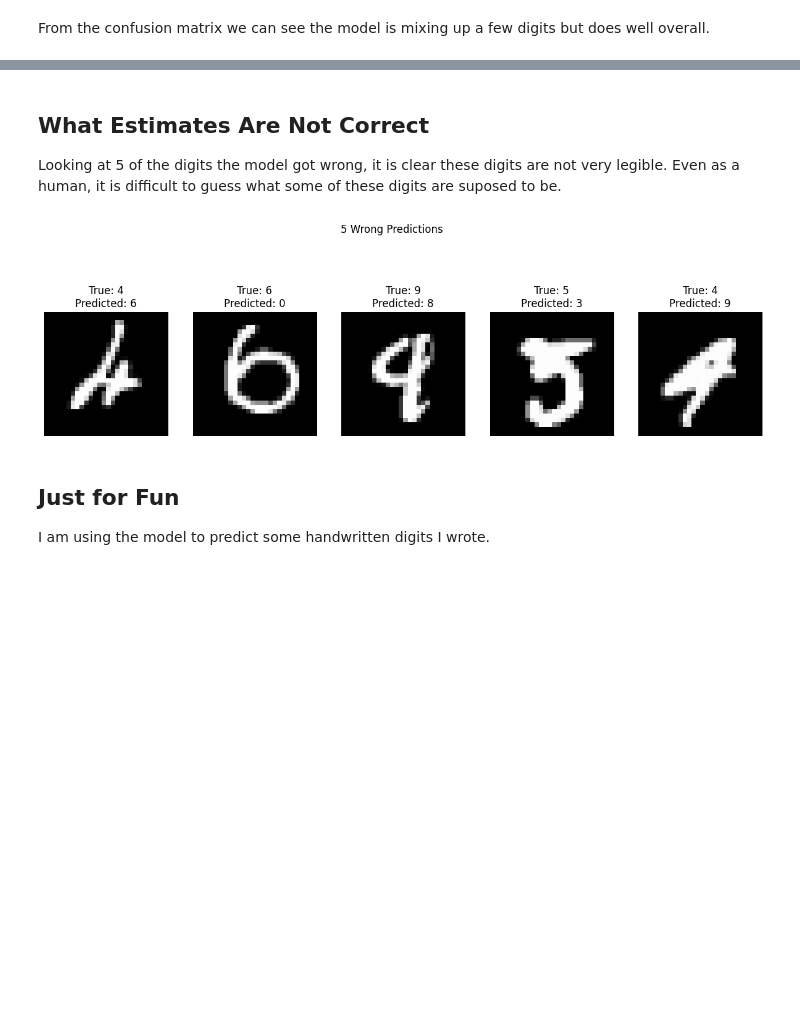
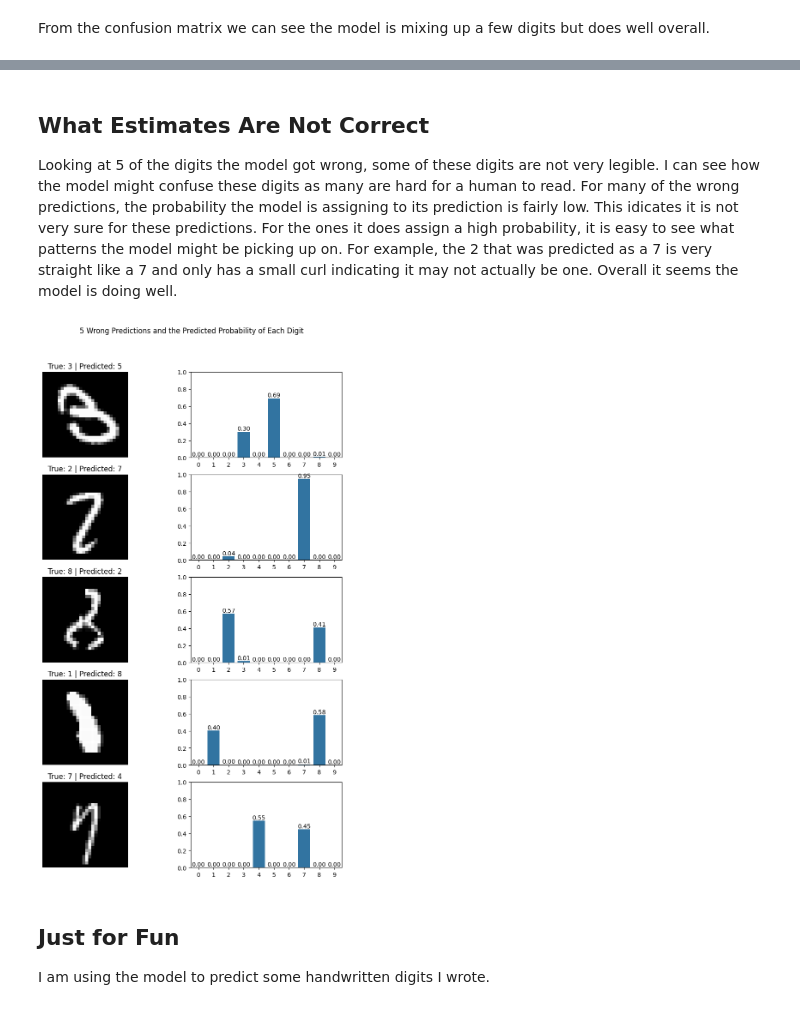
Before and after one commit to gclembo/mnist_digit_recognition, a Jupyter notebook: digit_recognition.ipynb, the cells around one changed output, grey strips where cells are left out. Saved outputs shown, nothing was run; the diff lists cells and outputs as text; code cells hidden in the pictures; blank space fills up the shorter version.

Commit message:
Explored Model Probabilities and Modified Convolutional Model

```diff
--- a/digit_recognition.ipynb
+++ b/digit_recognition.ipynb
@@ -291,15 +294,17 @@ I will train on all the data and evaluate the accuracy from the test data.
 # %%
 conv_model = tf.keras.Sequential([
     tf.keras.layers.Input(shape=(28, 28, 1)),
-    tf.keras.layers.Conv2D(filters=7, kernel_size=(5, 5), activation='relu', padding='same'),
-    tf.keras.layers.MaxPool2D(pool_size=(2, 2)),
-    tf.keras.layers.Conv2D(filters=5, kernel_size=(3, 3), activation='relu', padding='same'),
-    tf.keras.layers.MaxPool2D(pool_size=(2, 2)),
+    tf.keras.layers.Conv2D(filters=16, kernel_size=(5, 5), activation='relu', padding='same'),
+    tf.keras.layers.MaxPool2D(pool_size=(2, 2), padding='same'),
+    tf.keras.layers.Conv2D(filters=8, kernel_size=(5, 5), activation='relu', padding='same'),
+    tf.keras.layers.MaxPool2D(pool_size=(2, 2), padding='same'),
     tf.keras.layers.Flatten(),
     tf.keras.layers.Dense(units=128, activation='relu'),
+    tf.keras.layers.BatchNormalization(),
     tf.keras.layers.Dropout(rate=0.1),
     tf.keras.layers.Dense(units=64, activation='relu'),
     tf.keras.layers.BatchNormalization(),
+    tf.keras.layers.Dropout(rate=0.1),
     tf.keras.layers.Dense(units=10)
 ])
 conv_model.summary()
@@ -334,3 +339,3 @@ Model: "sequential_5"
 # %%
-conv_model.fit(x_train_expanded, y_train, batch_size=10, epochs=20, verbose=2)
+conv_model.fit(x_train_expanded, y_train, batch_size=30, epochs=15, verbose=2)
 # %% [output]
@@ -355,5 +360,6 @@ Epoch 20/20
 # %% [markdown]
 This model is able to achieve near 99% percent accuracy
 # %%
-predictions = tf.nn.softmax(conv_model.predict(x_test_expanded)).numpy().argmax(axis=-1)
+probabilities = tf.nn.softmax(conv_model.predict(x_test_expanded)).numpy()
+predictions = probabilities.argmax(axis=-1)
 # %% [output]
@@ -374,22 +380,26 @@ plt.show()
 # %% [markdown]
 ## What Estimates Are Not Correct
 
-Looking at 5 of the digits the model got wrong, it is clear these digits are not very legible. Even as a human, it is difficult to guess what some of these digits are suposed to be.
+Looking at 5 of the digits the model got wrong, some of these digits are not very legible. I can see how the model might confuse these digits as many are hard for a human to read. For many of the wrong predictions, the probability the model is assigning to its prediction is fairly low. This idicates it is not very sure for these predictions. For the ones it does assign a high probability, it is easy to see what patterns the model might be picking up on. For example, the 2 that was predicted as a 7 is very straight like a 7 and only has a small curl indicating it may not actually be one. Overall it seems the model is doing well.
 # %%
-is_correct = predictions == y_test
-first_5_wrong = x_test[~is_correct][:5]
+not_correct = predictions != y_test
+first_5_wrong = x_test[not_correct][:5]
 # %%
-fig, axs = plt.subplots(figsize=(15, 5), ncols=5)
-plt.suptitle('5 Wrong Predictions')
+fig, axs = plt.subplots(figsize=(10, 15), nrows=5, ncols=2)
+plt.suptitle('5 Wrong Predictions and the Predicted Probability of Each Digit', y=0.95, x=0.55)
 
 for i in range(5):
-    axs[i].set_axis_off()
-    axs[i].imshow(first_5_wrong[i], cmap='gray')
-    axs[i].set_title('True: ' + str(y_test[~is_correct][i]) + '\nPredicted: ' + str(predictions[~is_correct][i]))
+    axs[i][0].set_axis_off()
+    axs[i][0].imshow(first_5_wrong[i], cmap='gray')
+    axs[i][0].set_title('True: ' + str(y_test[not_correct][i]) + ' | Predicted: ' + str(predictions[not_correct][i]))
+
+    axs[i][1].set_ylim([0, 1])
+    sns.barplot(x=range(10), y=probabilities[not_correct][i], ax=axs[i][1])
+    axs[i][1].bar_label(axs[i][1].containers[0], fmt='%.2f')
 
 plt.show()
 # %% [output]
-[figure, old version]
+[figure, new version]
 # %% [markdown]
 ## Just for Fun
 
```
Also changed, not shown: parts of 20 cells of this notebook.
